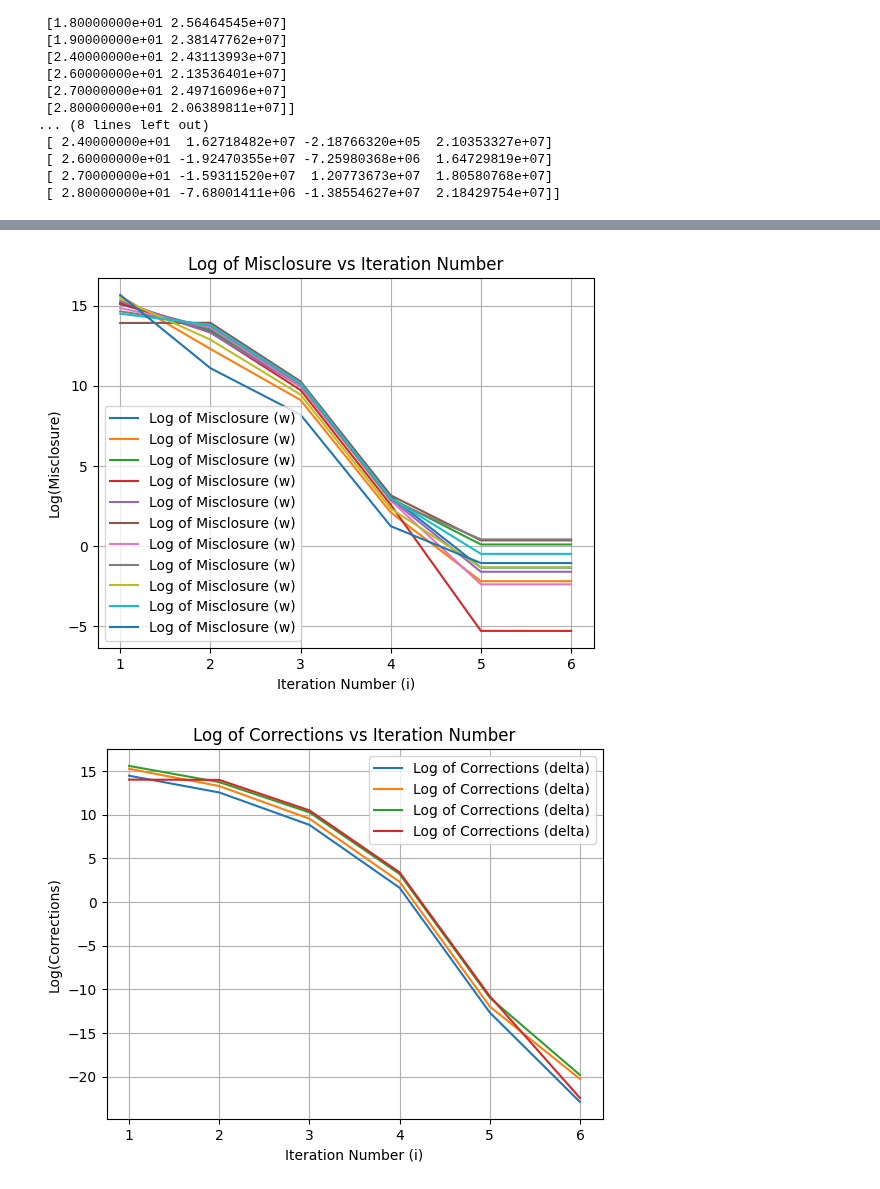
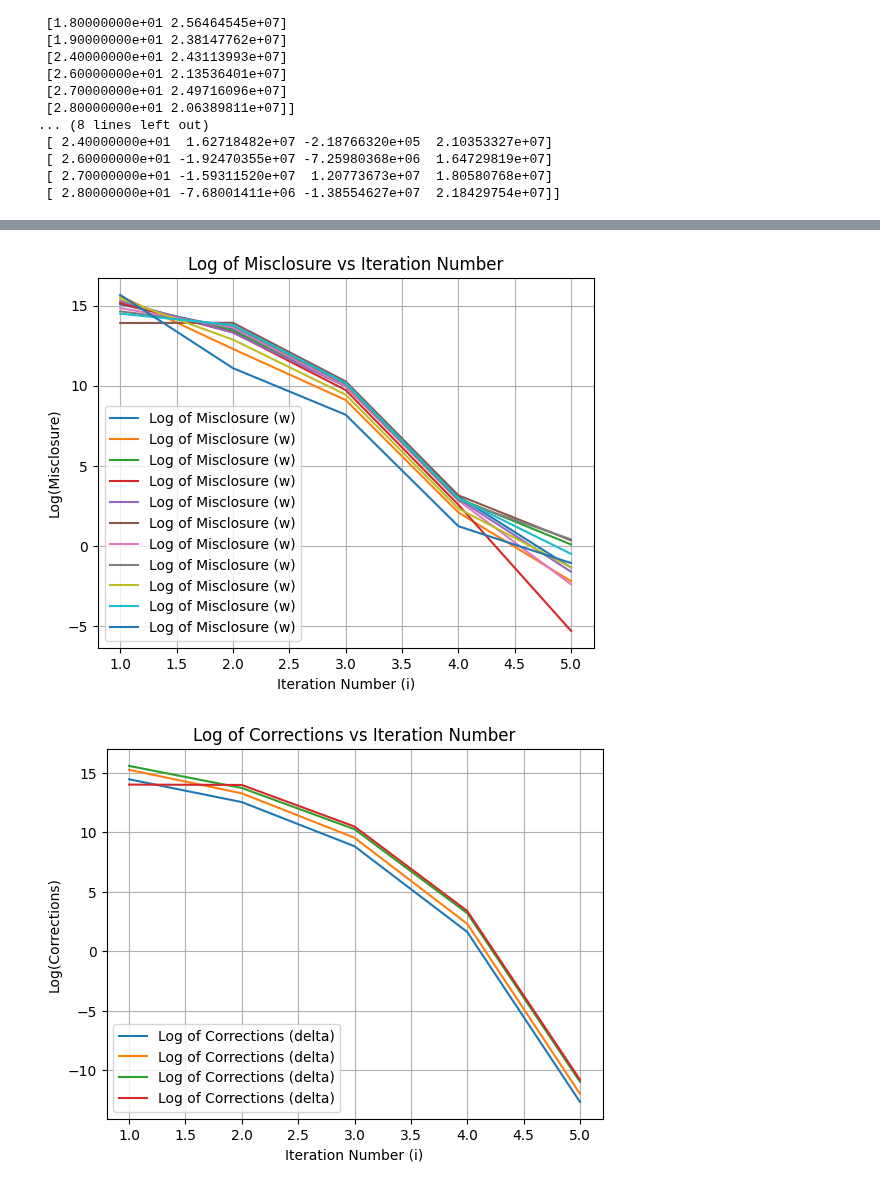
Before and after one commit to quinnledingham/engg680_2024_fall, a Jupyter notebook: Lab_Assignment2/LeastSquareEstimation.ipynb, the cells around one changed output, grey strips where cells are left out. Cells and saved outputs as stored; diff of their text form; code cells hidden in the pictures.

```diff
--- a/Lab_Assignment2/LeastSquareEstimation.ipynb
+++ b/Lab_Assignment2/LeastSquareEstimation.ipynb
@@ -408,9 +406,7 @@ def design_matrix(r_pos, s_pos, rho):
 # the convergence criteria is that the corrections delta are less than 0.001 (i.e., <0.1 m), for receiver's position x,y,z part
 # (1 marks)
 
-counter = 0
-
-while (np.linalg.norm(delta[:3]) >= 0.0000001):
+while (np.linalg.norm(delta[:3]) >= 0.001):
 
        # compute the geometri distance between Satellites and receiver, using the euclidean_norm function we just defined
        # (1 marks)
@@ -426,7 +422,7 @@ while (np.linalg.norm(delta[:3]) >= 0.0000001):
 
        # compute the corrections delta
        # (1 marks)
-       delta = np.linalg.pinv(A.T @ P @ A) @ (A.T @ P @ w)
+       delta = np.linalg.inv(A.T @ P @ A) @ (A.T @ P @ w)
 
        # update the states
        # (1 marks)
@@ -438,25 +434,25 @@ while (np.linalg.norm(delta[:3]) >= 0.0000001):
 
        # update the counter i, (i.e., increament of 1 for each iteration)
        # (1 mark)
-
-       counter += 1
+       i += 1
 
        # store the misclosure, delta, position error and counter from each iteration into arrays, we will use them for plotting
        # (1 marks)
        arr_w.append(w)
        arr_delta.append(delta)
        arr_err_pos.append(err_pos)
-       arr_counter.append(counter)
+       arr_i.append(i)
 
 
 # After convergence, compute the A Posteriori Variance of Unit Weight
 # (1 marks)
-apv = (w.T @ w) / (n - m)
+# Using misclosure/residual vector
+apv = (w.T @ P @ w) / (n - m)
 
 
 # compute the Covariance matrix of estimated states
 # (1 marks)
-C_x_hat = apv * np.linalg.pinv(A.T @ P @ A)
+C_x_hat = apv * np.linalg.inv(A.T @ P @ A)
 # %%
 # step 10
 """
@@ -526,41 +522,35 @@ import numpy as np
 # 1. Plot log of the misclosure w against the LSQ iteration number i
 # (1 marks)
 plt.figure()
-# Initialize arr_i before the loop and update it within the loop
-arr_i = []
-for i in range(len(arr_w)):
-    arr_i.append(i+1)
 plt.plot(arr_i, np.log(np.abs(arr_w)), label='Log of Misclosure (w)')
 plt.xlabel('Iteration Number (i)')
 plt.ylabel('Log(Misclosure)')
 plt.title('Log of Misclosure vs Iteration Number')
 plt.legend()
 plt.grid()
 plt.show()
 
 # 2. Plot log of the corrections delta against the LSQ iteration number i
 # (1 marks)
 plt.figure()
-# Use the same arr_i as above
 plt.plot(arr_i, np.log(np.abs(arr_delta)), label='Log of Corrections (delta)') # Use the same arr_i
 plt.xlabel('Iteration Number (i)')
 plt.ylabel('Log(Corrections)')
 plt.title('Log of Corrections vs Iteration Number')
 plt.legend()
 plt.grid()
 plt.show()
 
 # 3. Plot log of the 3D position errors against the LSQ iteration number i
 # (1 marks)
 plt.figure()
-# Use the same arr_i as above
 plt.plot(arr_i, np.log(np.abs(arr_err_pos)), label='Log of 3D Position Errors') # Use the same arr_i
 plt.xlabel('Iteration Number (i)')
 plt.ylabel('Log(3D Position Errors)')
 plt.title('Log of 3D Position Errors vs Iteration Number')
 plt.legend()
 plt.grid()
 plt.show()
 # %% [output]
-[figure, old version]
+[figure, new version]
-[figure, old version]
+[figure, new version]
```
Also changed, not shown: parts of 7 cells of this notebook.
